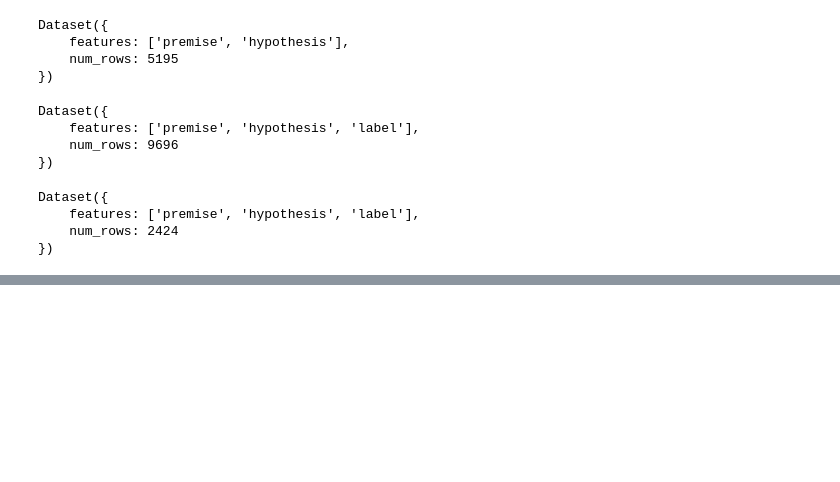
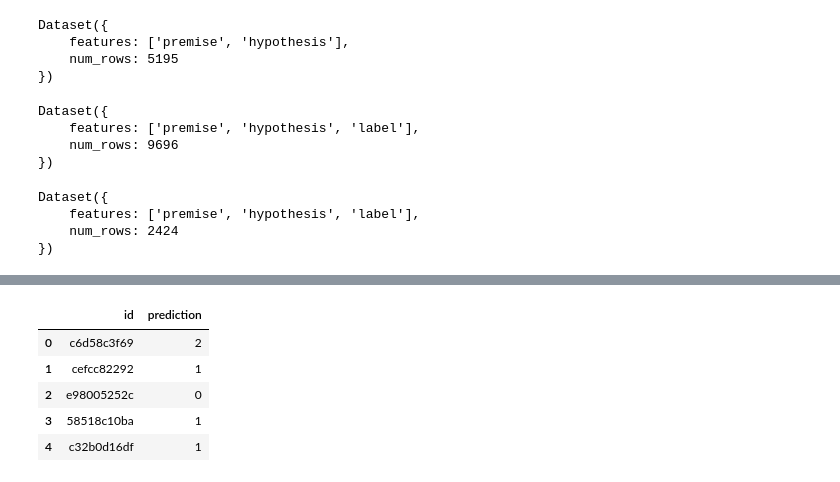
Before and after one commit to YanovaAdia/watsonnli_notebook, a Jupyter notebook: watsonnli.ipynb, the cells around one changed output, grey strips where cells are left out. Cells and saved outputs as stored; diff of their text form; code cells hidden in the pictures; blank space fills up the shorter version.

```diff
--- a/watsonnli.ipynb
+++ b/watsonnli.ipynb
@@ -166,0 +232,2 @@ trainer.train()
+# %%
+predictions = trainer.predict(tokenized_test)
@@ -166,0 +236,2 @@ trainer.train()
+# %%
+predicted_labels = predictions.predictions.argmax(axis=-1)
@@ -166,0 +248,17 @@ trainer.train()
+# %%
+test_ids = pd.read_csv('******/test.csv')
+test_ids = test_ids['id']
+# %%
+results_df = pd.DataFrame({
+    'id': test_ids,  # Ensure 'id' or a similar identifier is in your test DataFrame
+    'prediction': predicted_labels
+})
+# %%
+results_df.head(5)
+# %% [output]
+|  | id | prediction |
+| 0 | c6d58c3f69 | 2 |
+| 1 | cefcc82292 | 1 |
+| 2 | e98005252c | 0 |
+| 3 | 58518c10ba | 1 |
+| 4 | c32b0d16df | 1 |
```
Also changed, not shown: parts of 27 cells of this notebook.
